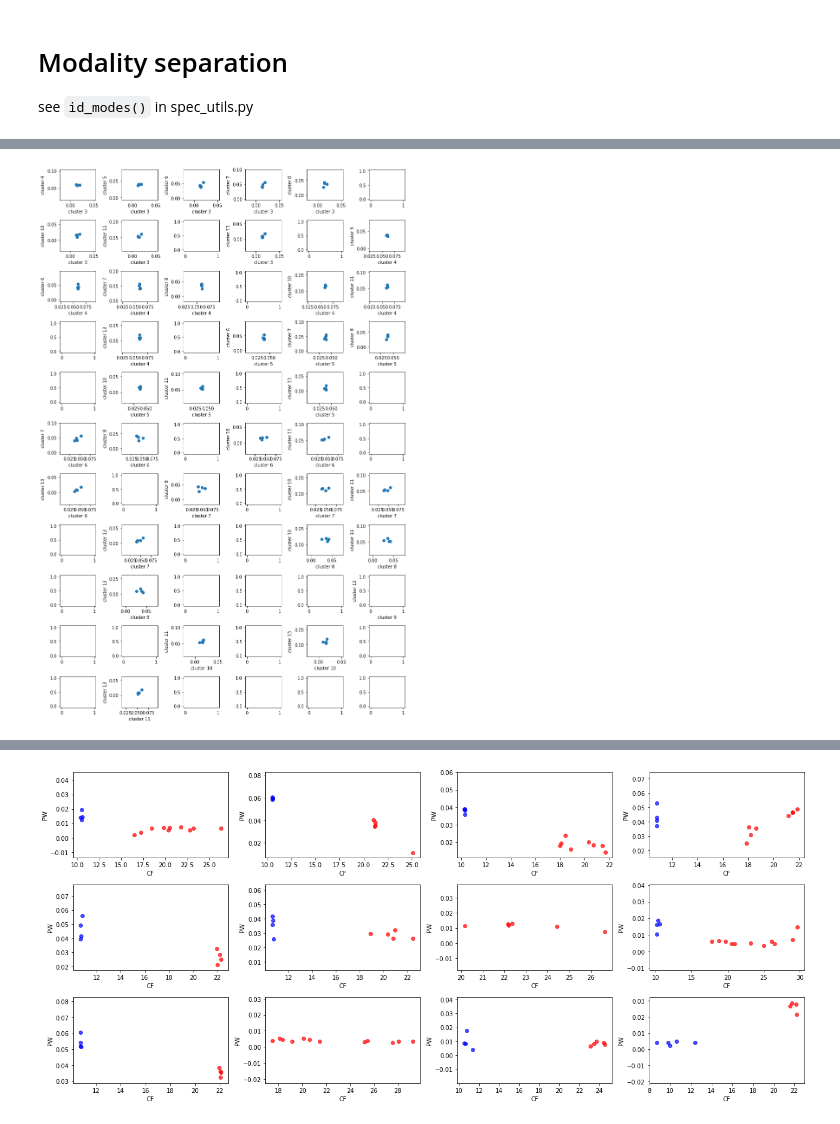
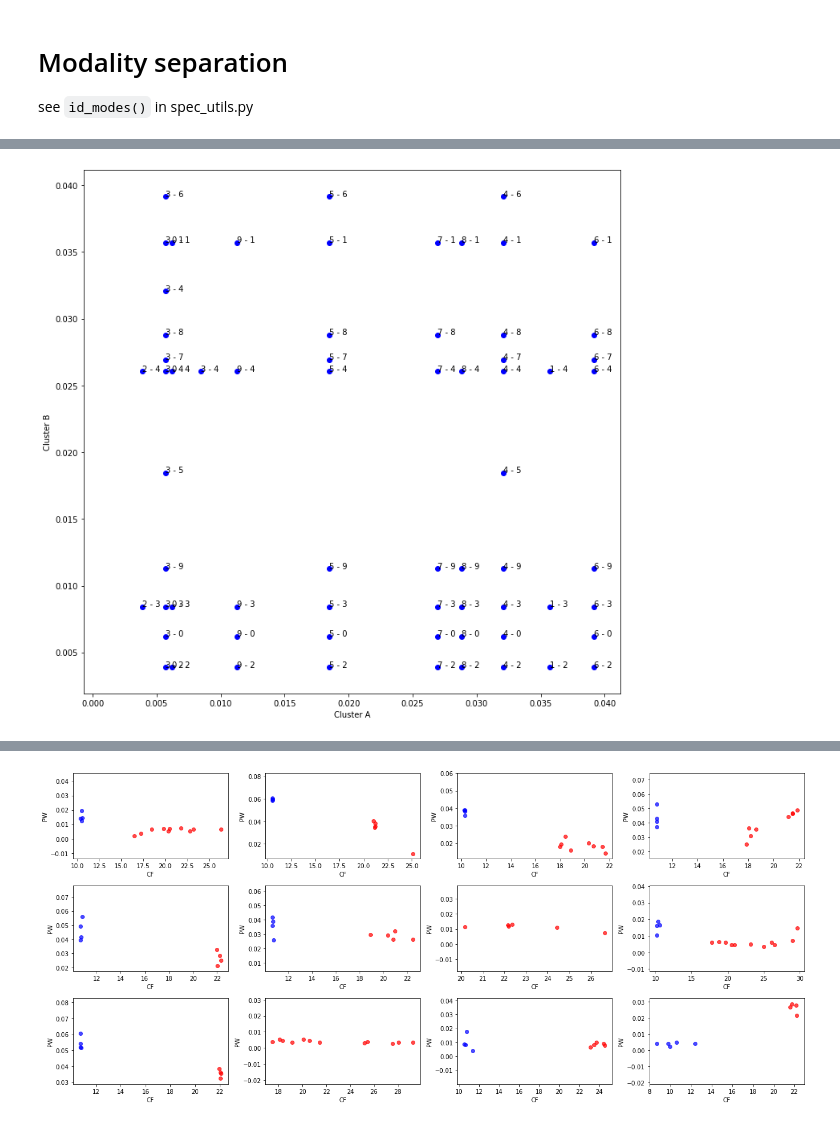
Before and after one commit to bfbarry/Metric-Modulation, a Jupyter notebook: notebooks/spectral_analysis.ipynb, the cells around one changed output, grey strips where cells are left out. Cells and saved outputs as stored; diff of their text form; code cells hidden in the pictures.

```diff
--- a/notebooks/spectral_analysis.ipynb
+++ b/notebooks/spectral_analysis.ipynb
@@ -119,15 +140,16 @@ beta_peaks = load_and_fit(dimension = 'condition', freqrange = OSCILLATIONS['bet
 # %%
-from itertools import combinations
-plt.figure(figsize=(12,18))
-for ix, co in enumerate(combinations(alpha_peaks.keys(), 2)):
-    plt.subplot(11,6,ix+1)
-    x = alpha_peaks[co[0]]['peak data']['PW'][:,0]
-    y = alpha_peaks[co[1]]['peak data']['PW'][:,0]
-    try:
-        plt.scatter(x,y)
-        plt.xlabel(co[0]); plt.ylabel(co[1])
-    except:
-        plt.plot()
-plt.tight_layout()
+sc = [[],[],[]] #clusA clusB, label
+
+plt.figure(figsize=(12,12))
+for ix, co in enumerate(combinations(beta_peaks.keys(), 2)):
+    #plt.subplot(11,6,ix+1)
+    x = np.mean(beta_peaks[co[0]]['peak data']['PW'][:,0])
+    y = np.mean(beta_peaks[co[1]]['peak data']['PW'][:,0])
+    sc[0].append(x);    sc[1].append(y);
+    sc[2].append(f'{co[0][-1]} - {co[1][-1]}')
+
+    plt.scatter(x,y,color='b')
+    plt.annotate(f'{co[0][-1]} - {co[1][-1]}', (x,y))
+    plt.xlabel('Cluster A'); plt.ylabel('Cluster B')
 # %% [output]
-[figure, old version]
+[figure, new version]
```
Also changed, not shown: parts of 11 cells of this notebook, 2 other files.
